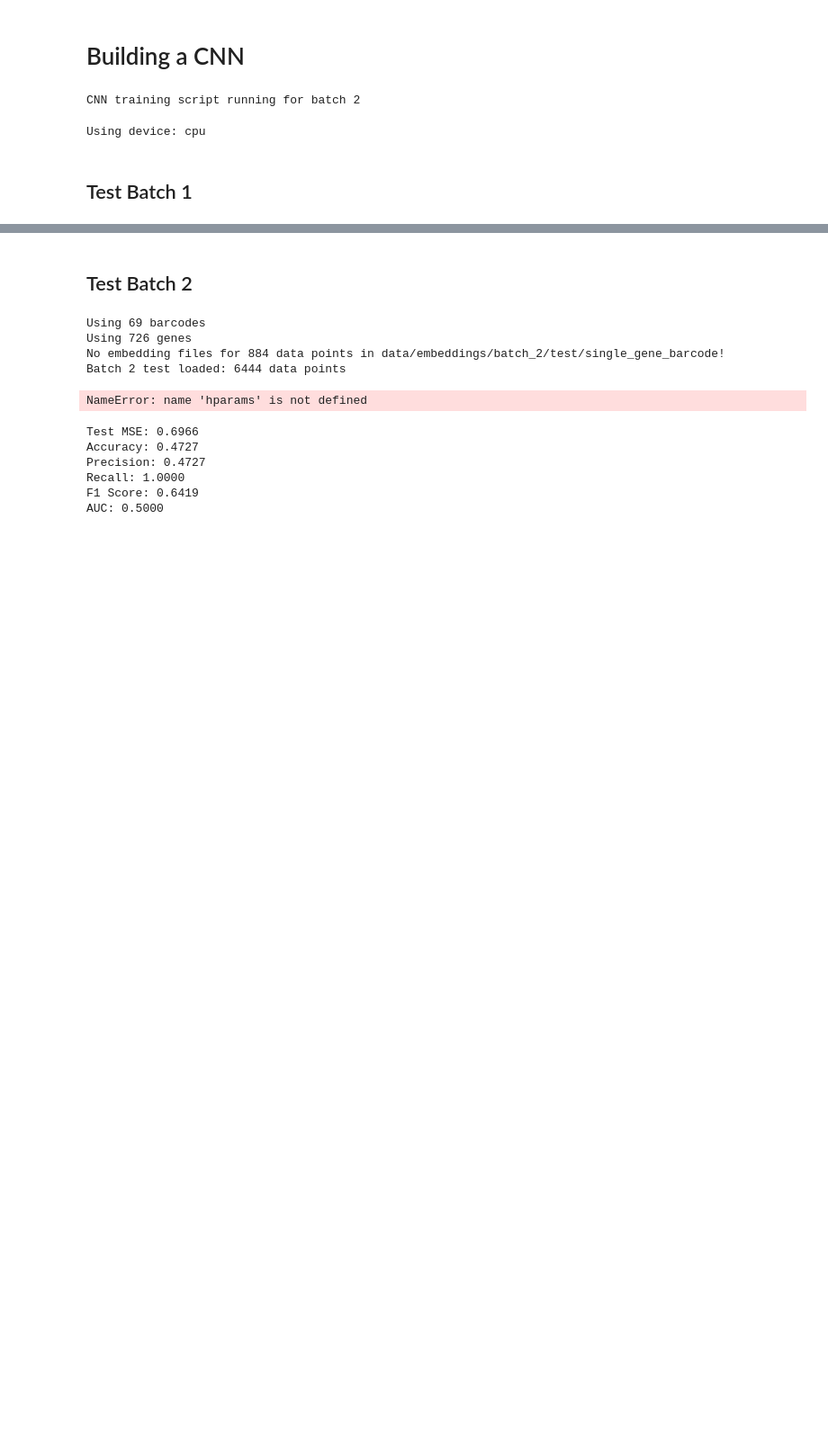
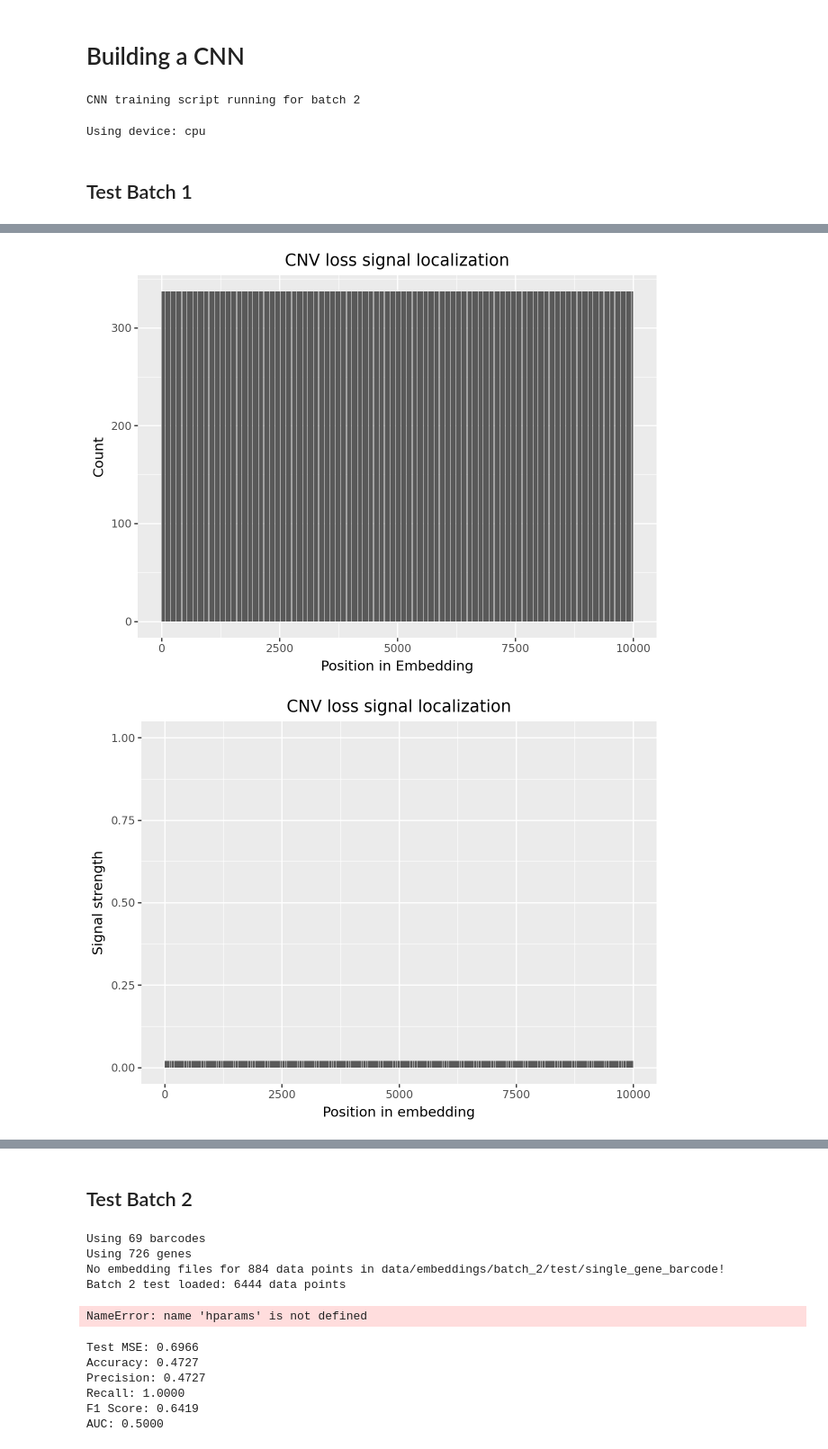
Before and after one commit to riccardoAli31/Gene-expression-changes-from-CNV, a Jupyter notebook: cnn_test.ipynb, the cells around one changed output, grey strips where cells are left out. Shown at 90% size. Saved outputs shown, nothing was run; the diff lists cells and outputs as text; code cells hidden in the pictures; blank space fills up the shorter version.

```diff
--- a/cnn_test.ipynb
+++ b/cnn_test.ipynb
@@ -85,0 +117,5 @@ test_loader = DataLoader(test_dataset, batch_size=hparams.get('batch_size', 32),
+# %%
+cnv_loss_df = plot_signal_localization(test_dataset, 1, 'CNV loss')
+# %% [output]
+[figure, added]
+[figure, added]
```
Also changed, not shown: parts of 13 cells of this notebook, 1 other file.
